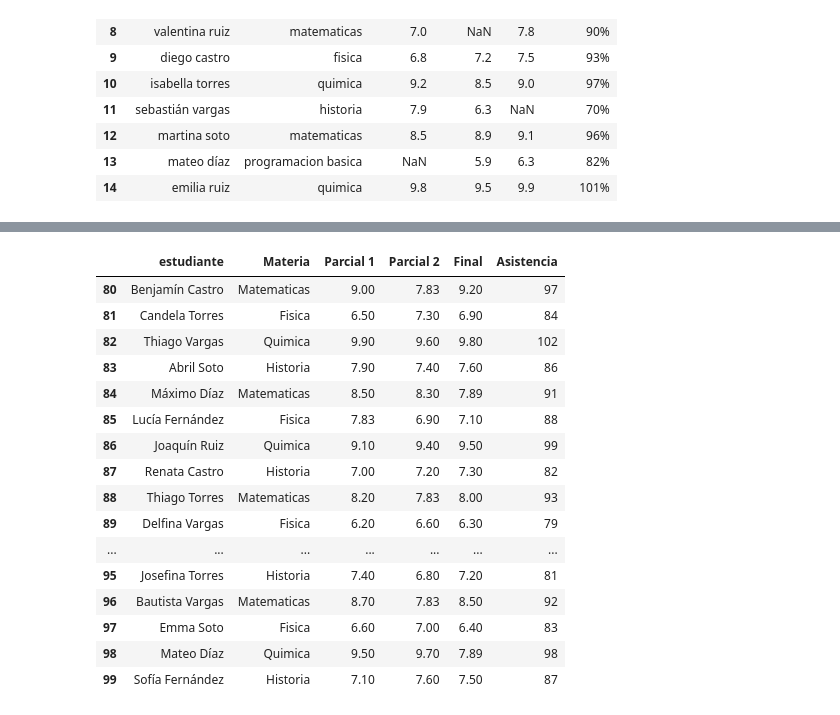
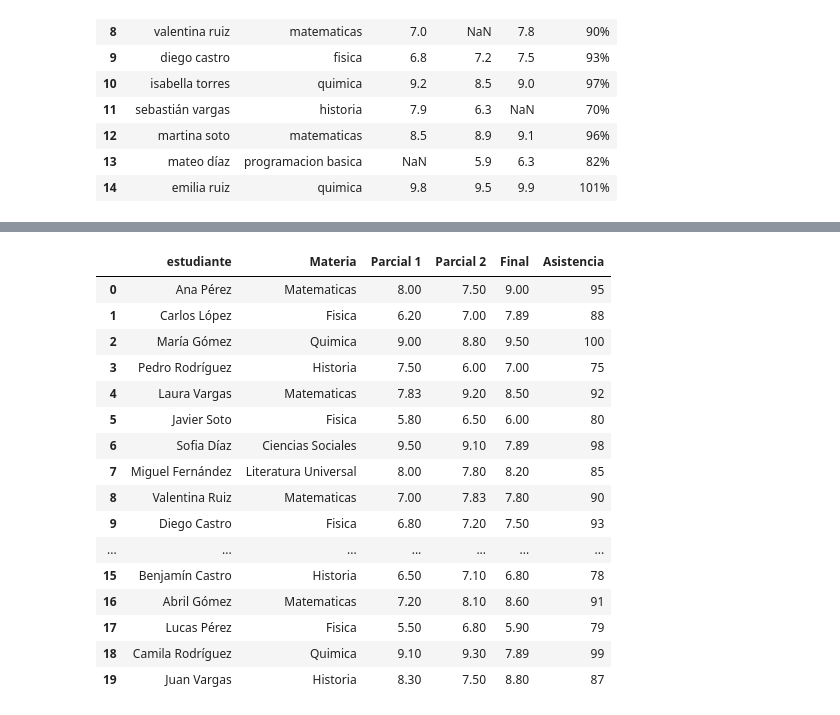
Before and after one commit to BrandonPzocik/ModeloParcial1_tlp3_Brandon_Pzocik, a Jupyter notebook: main.ipynb, the cells around one changed output, grey strips where cells are left out. Saved outputs shown, nothing was run; the diff lists cells and outputs as text; code cells hidden in the pictures.

```diff
--- a/main.ipynb
+++ b/main.ipynb
@@ -142,7 +142,7 @@ df.head(15)
 # %%
 df["Asistencia"] = df["Asistencia"].replace("[\%]", "", regex=True)
 df["Asistencia"] = pd.to_numeric(df["Asistencia"], errors="coerce")
-df[df["Asistencia"] > 100] = 100
-df.tail(30)
+df.loc[df["Asistencia"] > 100, "Asistencia"]= 100
+df.head(30)
 # %% [output]
 |  | estudiante | Materia | Parcial 1 | Parcial 2 | Final | Asistencia |
@@ -212,22 +211,22 @@ For example, when doing 'df[col].method(value, inplace=True)', try using 'df.met
 # %%
-df["estudiante"] = df["estudiante"].str.title().str.strip()
-df["Materia"] = df["Materia"].str.title().str.strip()
-df.tail(20)
+df["estudiante"] = df["estudiante"].astype(str).str.title().str.strip()
+df["Materia"] = df["Materia"].astype(str).str.title().str.strip()
+df.head(20)
 # %% [output]
 |  | estudiante | Materia | Parcial 1 | Parcial 2 | Final | Asistencia |
-| 80 | Benjamín Castro | Matematicas | 9.00 | 7.83 | 9.20 | 97 |
-| 81 | Candela Torres | Fisica | 6.50 | 7.30 | 6.90 | 84 |
-| 82 | Thiago Vargas | Quimica | 9.90 | 9.60 | 9.80 | 102 |
-| 83 | Abril Soto | Historia | 7.90 | 7.40 | 7.60 | 86 |
-| 84 | Máximo Díaz | Matematicas | 8.50 | 8.30 | 7.89 | 91 |
-| 85 | Lucía Fernández | Fisica | 7.83 | 6.90 | 7.10 | 88 |
-| 86 | Joaquín Ruiz | Quimica | 9.10 | 9.40 | 9.50 | 99 |
-| 87 | Renata Castro | Historia | 7.00 | 7.20 | 7.30 | 82 |
-| 88 | Thiago Torres | Matematicas | 8.20 | 7.83 | 8.00 | 93 |
-| 89 | Delfina Vargas | Fisica | 6.20 | 6.60 | 6.30 | 79 |
+| 0 | Ana Pérez | Matematicas | 8.00 | 7.50 | 9.00 | 95 |
+| 1 | Carlos López | Fisica | 6.20 | 7.00 | 7.89 | 88 |
+| 2 | María Gómez | Quimica | 9.00 | 8.80 | 9.50 | 100 |
+| 3 | Pedro Rodríguez | Historia | 7.50 | 6.00 | 7.00 | 75 |
+| 4 | Laura Vargas | Matematicas | 7.83 | 9.20 | 8.50 | 92 |
+| 5 | Javier Soto | Fisica | 5.80 | 6.50 | 6.00 | 80 |
+| 6 | Sofia Díaz | Ciencias Sociales | 9.50 | 9.10 | 7.89 | 98 |
+| 7 | Miguel Fernández | Literatura Universal | 8.00 | 7.80 | 8.20 | 85 |
+| 8 | Valentina Ruiz | Matematicas | 7.00 | 7.83 | 7.80 | 90 |
+| 9 | Diego Castro | Fisica | 6.80 | 7.20 | 7.50 | 93 |
 | ... | ... | ... | ... | ... | ... | ... |
-| 95 | Josefina Torres | Historia | 7.40 | 6.80 | 7.20 | 81 |
-| 96 | Bautista Vargas | Matematicas | 8.70 | 7.83 | 8.50 | 92 |
-| 97 | Emma Soto | Fisica | 6.60 | 7.00 | 6.40 | 83 |
-| 98 | Mateo Díaz | Quimica | 9.50 | 9.70 | 7.89 | 98 |
-| 99 | Sofía Fernández | Historia | 7.10 | 7.60 | 7.50 | 87 |
+| 15 | Benjamín Castro | Historia | 6.50 | 7.10 | 6.80 | 78 |
+| 16 | Abril Gómez | Matematicas | 7.20 | 8.10 | 8.60 | 91 |
+| 17 | Lucas Pérez | Fisica | 5.50 | 6.80 | 5.90 | 79 |
+| 18 | Camila Rodríguez | Quimica | 9.10 | 9.30 | 7.89 | 99 |
+| 19 | Juan Vargas | Historia | 8.30 | 7.50 | 8.80 | 87 |
```
Also changed, not shown: parts of 8 cells of this notebook.
